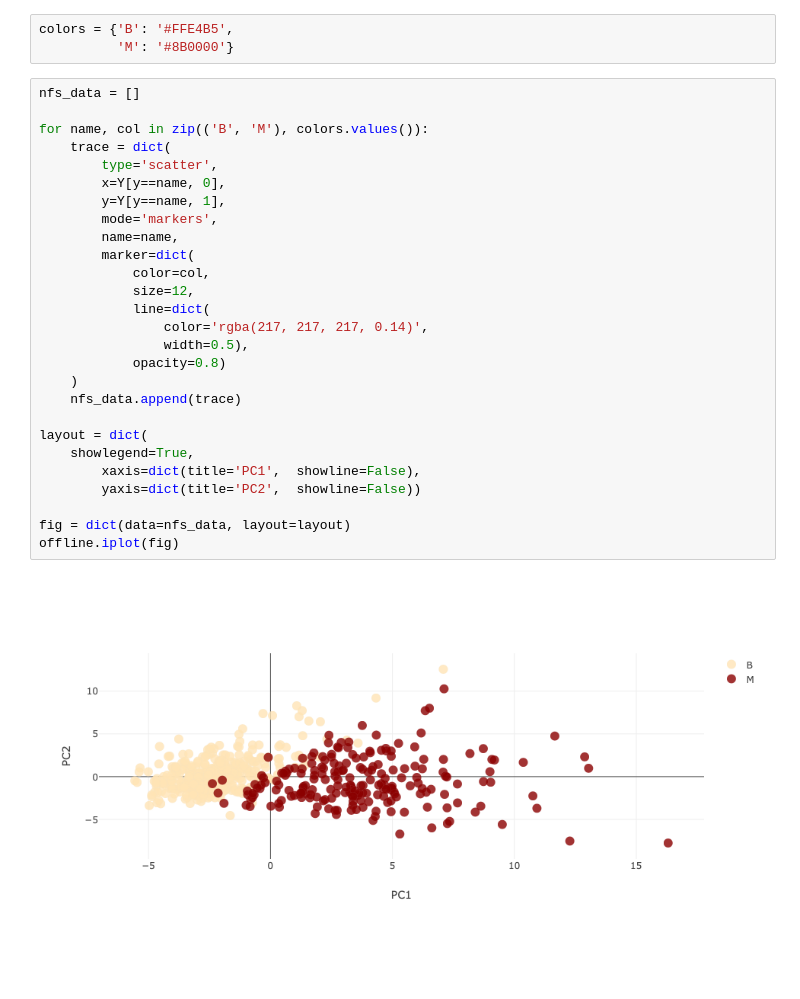
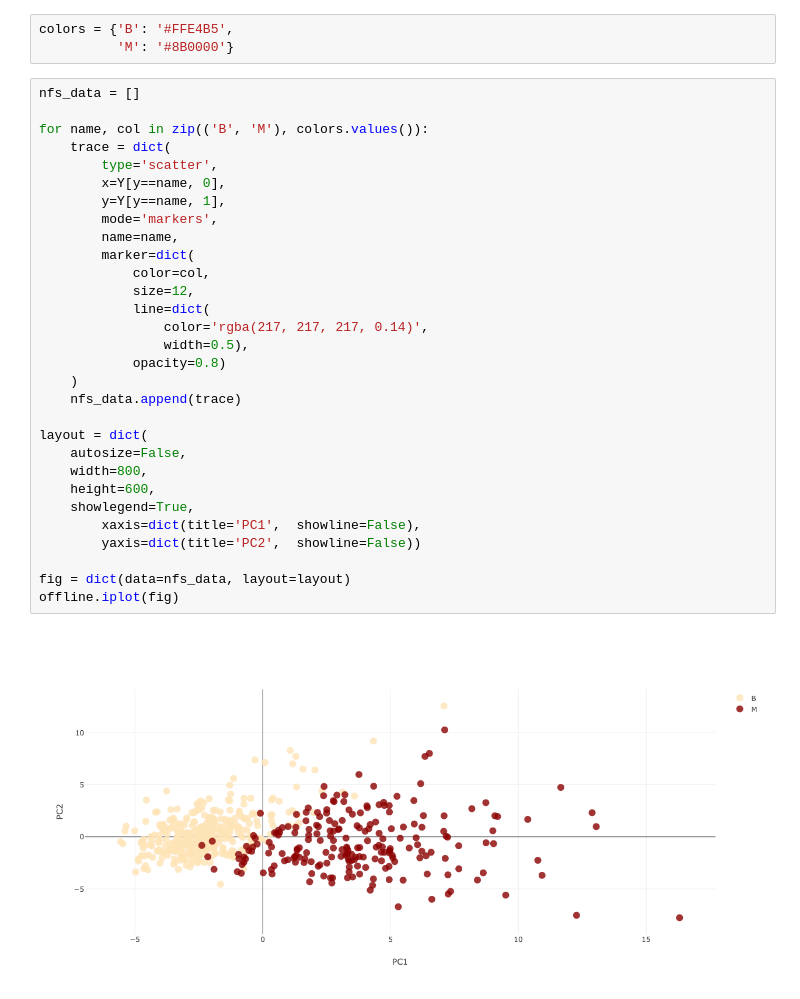
Before and after one commit to volchugin/Breast-Cancer, a Jupyter notebook: deliver/Breast_cancer_Wisconsin_test_2.ipynb, the cells around one changed output. Cells and saved outputs as stored; diff of their text form; blank space fills up the shorter version.

```diff
--- a/deliver/Breast_cancer_Wisconsin_test_2.ipynb
+++ b/deliver/Breast_cancer_Wisconsin_test_2.ipynb
@@ -347,29 +349,32 @@ colors = {'B': '#FFE4B5',
 # %%
 nfs_data = []
 
 for name, col in zip(('B', 'M'), colors.values()):
     trace = dict(
         type='scatter',
         x=Y[y==name, 0],
         y=Y[y==name, 1],
         mode='markers',
         name=name,
         marker=dict(
             color=col,
             size=12,
             line=dict(
                 color='rgba(217, 217, 217, 0.14)',
                 width=0.5),
             opacity=0.8)
     )
     nfs_data.append(trace)
 
 layout = dict(
+    autosize=False,
+    width=800,
+    height=600,
     showlegend=True,
         xaxis=dict(title='PC1',  showline=False),
         yaxis=dict(title='PC2',  showline=False))
 
 fig = dict(data=nfs_data, layout=layout)
 offline.iplot(fig)
 # %% [output]
-[figure, old version]
+[figure, new version]
```
Also changed, not shown: parts of 9 cells of this notebook.
